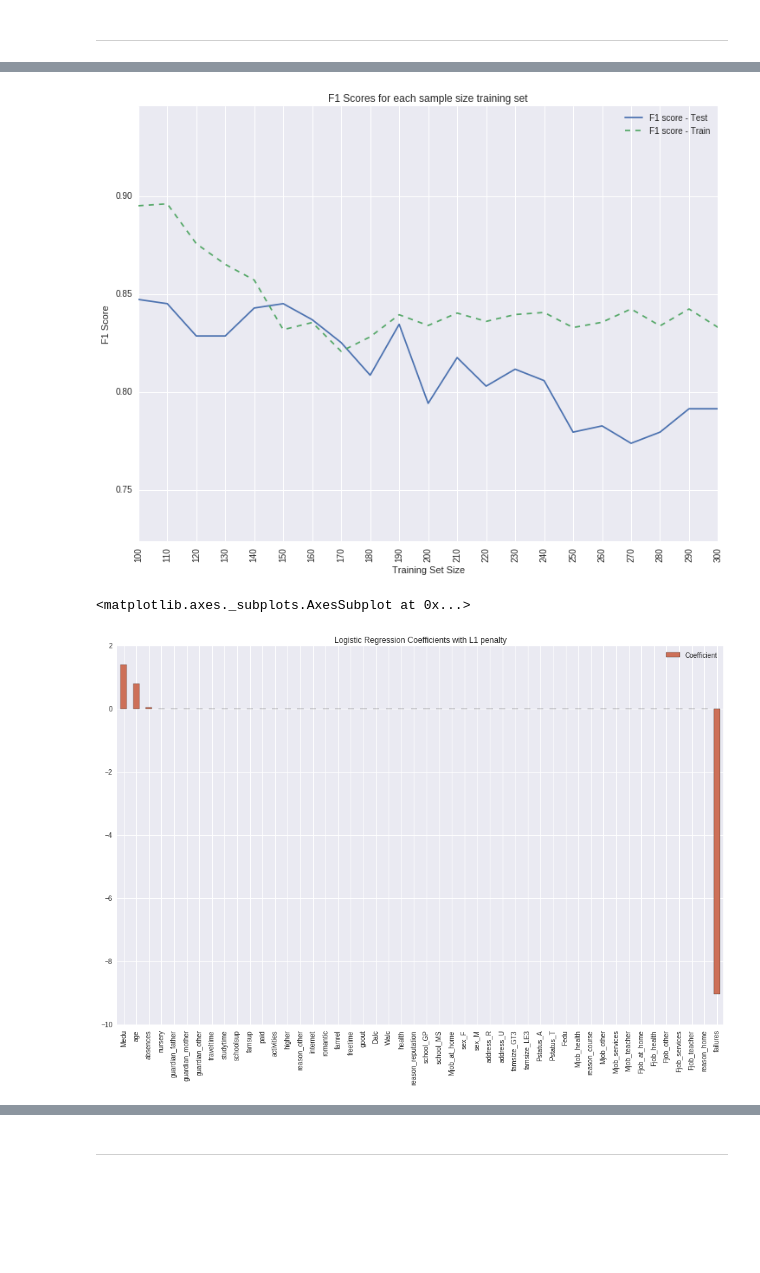
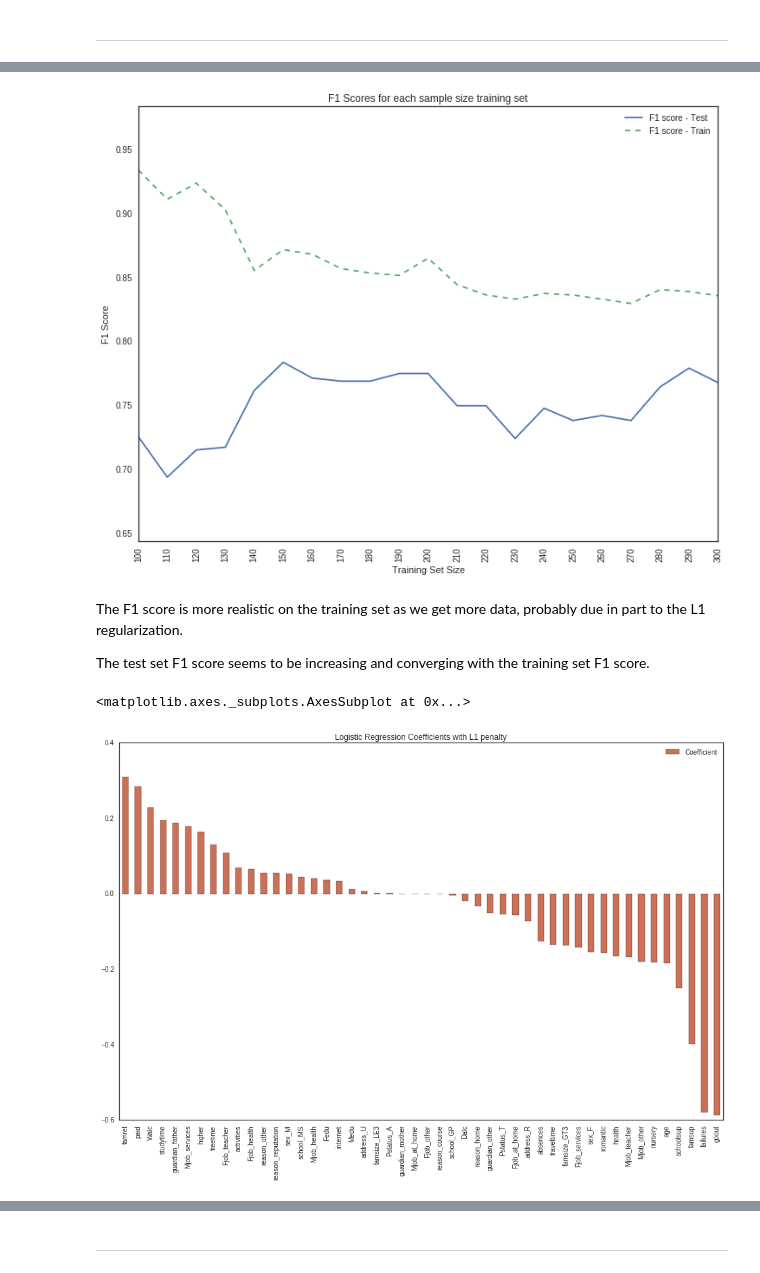
Before and after one commit to FCH808/Machine_Learning_Engineer_Nanodegree, a Jupyter notebook: Project_2/student_intervention/student_intervention.ipynb, the cells around one changed output, grey strips where cells are left out. Cells and saved outputs as stored; diff of their text form; code cells hidden in the pictures; blank space fills up the shorter version.

Commit message:
Add function/plot/analysis content up to Section 5

```diff
--- a/Project_2/student_intervention/student_intervention.ipynb
+++ b/Project_2/student_intervention/student_intervention.ipynb
@@ -685,3 +725,11 @@ F1 score for test set: 0.802631578947
+# %%
+scaler = StandardScaler().fit(X_train)
+
+X_train_scaled = scaler.transform(X_train)
+X_test_scaled = scaler.transform(X_test)
+
+X_test_scaled = pd.DataFrame(X_test_scaled, columns=X_test.columns)
+X_train_scaled = pd.DataFrame(X_train_scaled, columns=X_train.columns)
 # %%
 subset_sizes = xrange(100, 301, 10)
 
@@ -715,22 +771,27 @@ computation_time_plot(computation_stats)
 # %%
-F1_plot(computation_stats)
+F1_plot(lr_stats)
 # %% [output]
-[figure, old version]
+[figure, new version]
+# %% [markdown]
+The F1 score is more realistic on the training set as we get more data, probably due in part to the L1 regularization.
+
+The test set F1 score seems to be increasing and converging with the training set F1 score.
+# %%
+lr_model, _, _ = train_predict(LogisticRegression(penalty='l1'),
+                               X_train_scaled, y_train,
+                               X_test_scaled, y_test,
+                               verbose=False)
 # %%
-lr_coeff = pd.DataFrame({'Feature': X_train.columns,
-                         'Weight': rf_model.feature_importances_},
-                         index=X_train.columns)
-
 lr_coeffs = pd.DataFrame({'Feature': X_train.columns,
                           'Coefficient': lr_model.coef_[0]},
                              index=X_train.columns)
 
 lr_coeffs.sort_values(by='Coefficient',
                       ascending=False).plot(kind='bar',
                                             figsize=(16, 10),
                                             color='#cd7058',
                                             title='Logistic Regression Coefficients with L1 penalty')
 # %% [output]
 <matplotlib.axes._subplots.AxesSubplot at 0x...>
-[figure, old version]
+[figure, new version]
 # %%
```
Also changed, not shown: parts of 98 cells of this notebook.
